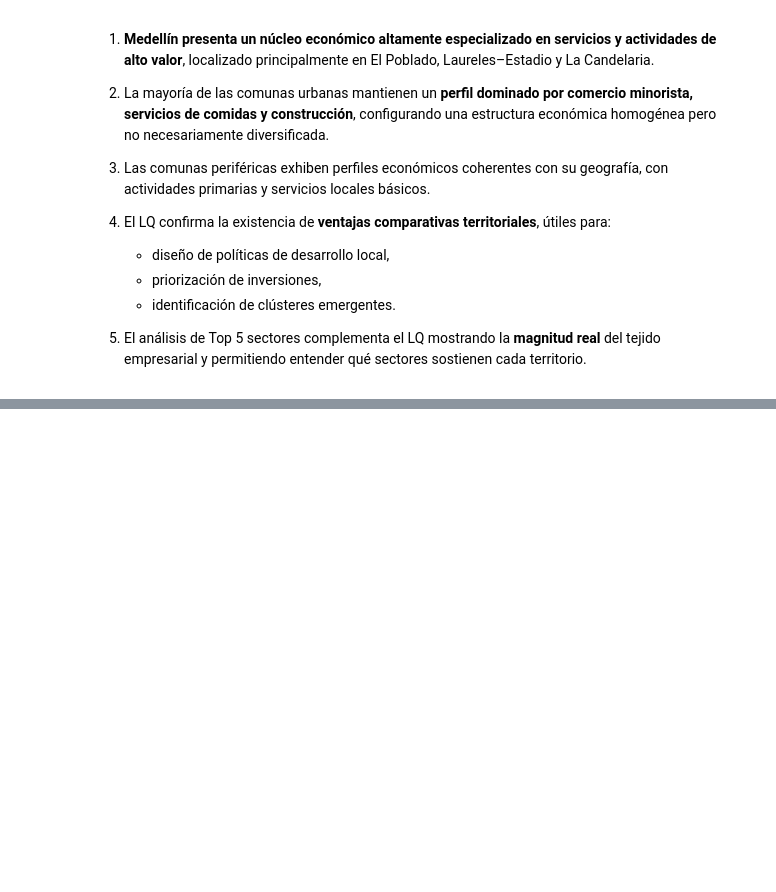
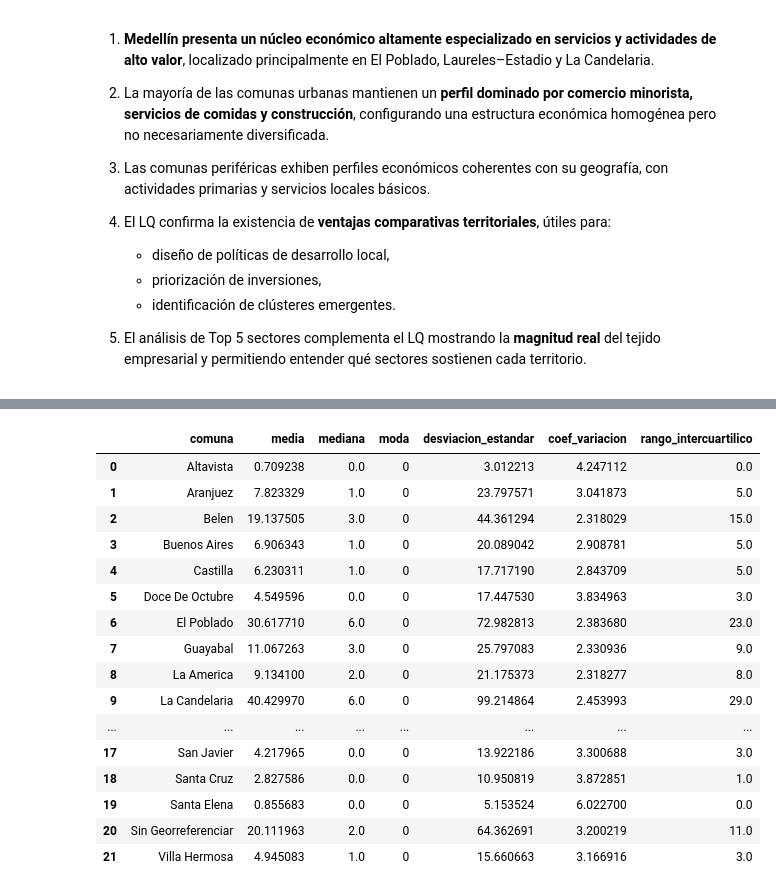
Before and after one commit to smaje99/diploma-in-data-analytics-in-business-management-unir, a Jupyter notebook: medellin-business-landscape/medellin-business-landscape.ipynb, the cells around one changed output, grey strips where cells are left out. Saved outputs shown, nothing was run; the diff lists cells and outputs as text; code cells hidden in the pictures; blank space fills up the shorter version.

```diff
--- a/medellin-business-landscape/medellin-business-landscape.ipynb
+++ b/medellin-business-landscape/medellin-business-landscape.ipynb
@@ -1312,0 +1315,6 @@ Basado en tu metodología y nombre del archivo, contiene:
+# %%
+import numpy as np
+
+# Nos aseguramos de que 'empresas' sea numérico
+df_join["empresas"] = pd.to_numeric(df_join["empresas"], errors="coerce")
+df_join["empresas"]
@@ -1312,0 +1339,35 @@ Basado en tu metodología y nombre del archivo, contiene:
+# %%
+# Estadística descriptiva por comuna
+
+stats_comuna = (
+    df_join.groupby("comuna")["empresas"]
+    .agg(
+        media="mean",
+        mediana="median",
+        moda=lambda x: x.mode().iloc[0] if not x.mode().empty else np.nan,
+        desviacion_estandar="std",
+        coef_variacion=lambda x: x.std() / x.mean() if x.mean() != 0 else np.nan,
+        rango_intercuartilico=lambda x: x.quantile(0.75) - x.quantile(0.25),
+    )
+    .reset_index()
+)
+
+stats_comuna
+# %% [output]
+|  | comuna | media | mediana | moda | desviacion_estandar | coef_variacion | rango_intercuartilico |
+| 0 | Altavista | 0.709238 | 0.0 | 0 | 3.012213 | 4.247112 | 0.0 |
+| 1 | Aranjuez | 7.823329 | 1.0 | 0 | 23.797571 | 3.041873 | 5.0 |
+| 2 | Belen | 19.137505 | 3.0 | 0 | 44.361294 | 2.318029 | 15.0 |
+| 3 | Buenos Aires | 6.906343 | 1.0 | 0 | 20.089042 | 2.908781 | 5.0 |
+| 4 | Castilla | 6.230311 | 1.0 | 0 | 17.717190 | 2.843709 | 5.0 |
+| 5 | Doce De Octubre | 4.549596 | 0.0 | 0 | 17.447530 | 3.834963 | 3.0 |
+| 6 | El Poblado | 30.617710 | 6.0 | 0 | 72.982813 | 2.383680 | 23.0 |
+| 7 | Guayabal | 11.067263 | 3.0 | 0 | 25.797083 | 2.330936 | 9.0 |
+| 8 | La America | 9.134100 | 2.0 | 0 | 21.175373 | 2.318277 | 8.0 |
+| 9 | La Candelaria | 40.429970 | 6.0 | 0 | 99.214864 | 2.453993 | 29.0 |
+| ... | ... | ... | ... | ... | ... | ... | ... |
+| 17 | San Javier | 4.217965 | 0.0 | 0 | 13.922186 | 3.300688 | 3.0 |
+| 18 | Santa Cruz | 2.827586 | 0.0 | 0 | 10.950819 | 3.872851 | 1.0 |
+| 19 | Santa Elena | 0.855683 | 0.0 | 0 | 5.153524 | 6.022700 | 0.0 |
+| 20 | Sin Georreferenciar | 20.111963 | 2.0 | 0 | 64.362691 | 3.200219 | 11.0 |
+| 21 | Villa Hermosa | 4.945083 | 1.0 | 0 | 15.660663 | 3.166916 | 3.0 |
```
Also changed, not shown: parts of 7 cells of this notebook, 3 other files.
